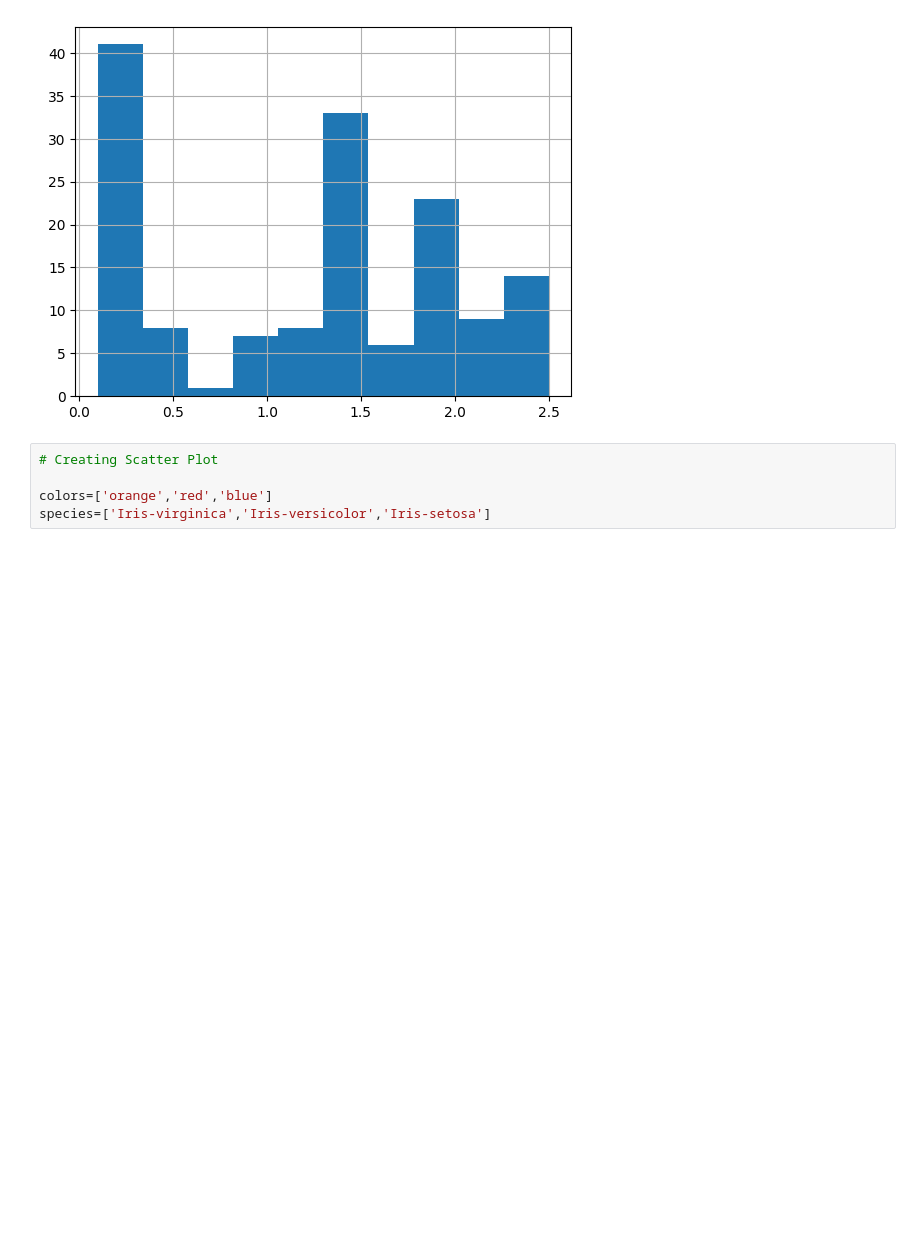
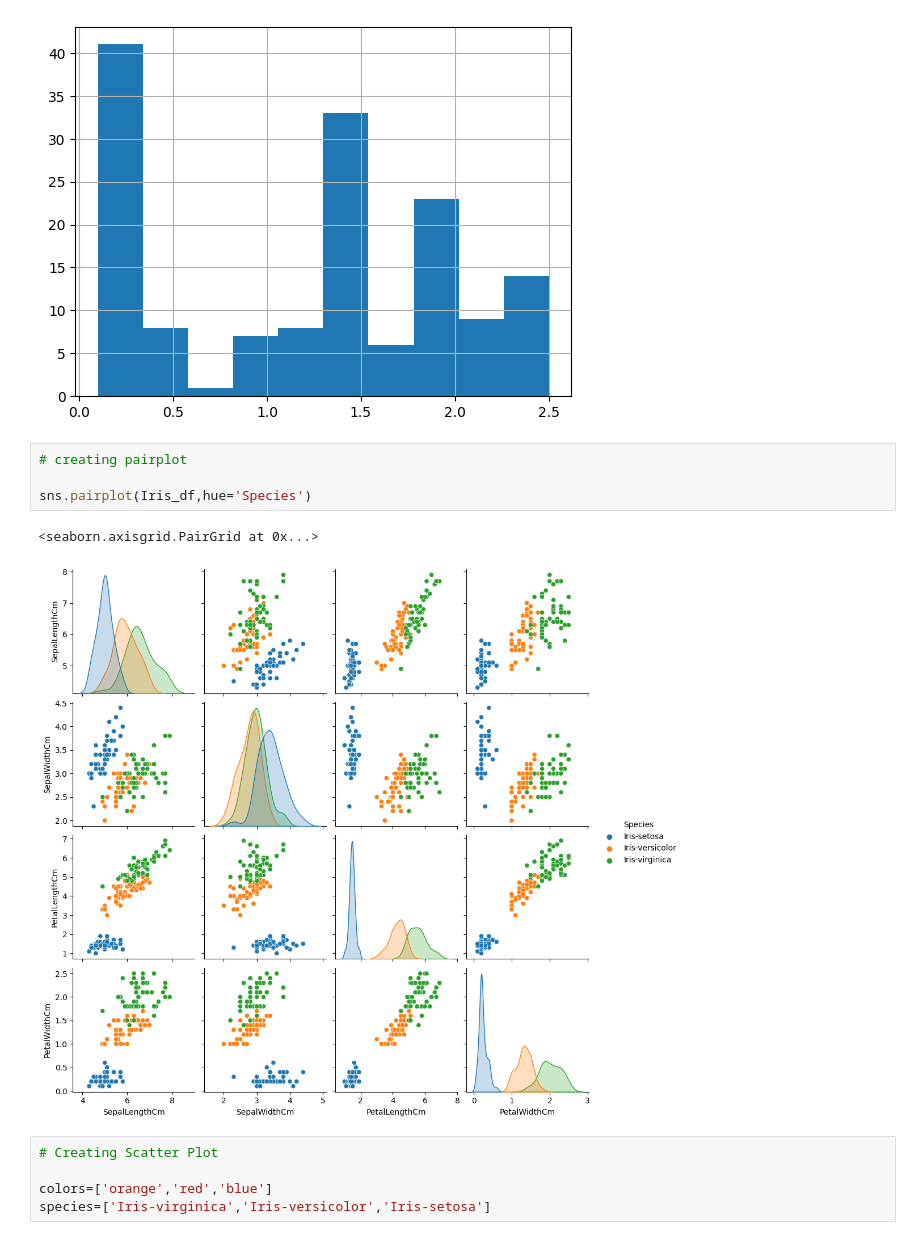
Before and after one commit to hindochahitarth/IML_LABS, a Jupyter notebook: project.ipynb, the cells around one changed output. Drawn from its saved outputs; the diff is of its cells as text; blank space fills up the shorter version.

```diff
--- a/project.ipynb
+++ b/project.ipynb
@@ -153,6 +142,13 @@ Iris_df['PetalWidthCm'].hist()
 # %% [output]
 <Axes: >
 [figure]
+# %%
+# creating pairplot
+
+sns.pairplot(Iris_df,hue='Species')
+# %% [output]
+<seaborn.axisgrid.PairGrid at 0x...>
+[figure, added]
 # %%
 # Creating Scatter Plot
 
```
Also changed, not shown: parts of 10 cells of this notebook.
